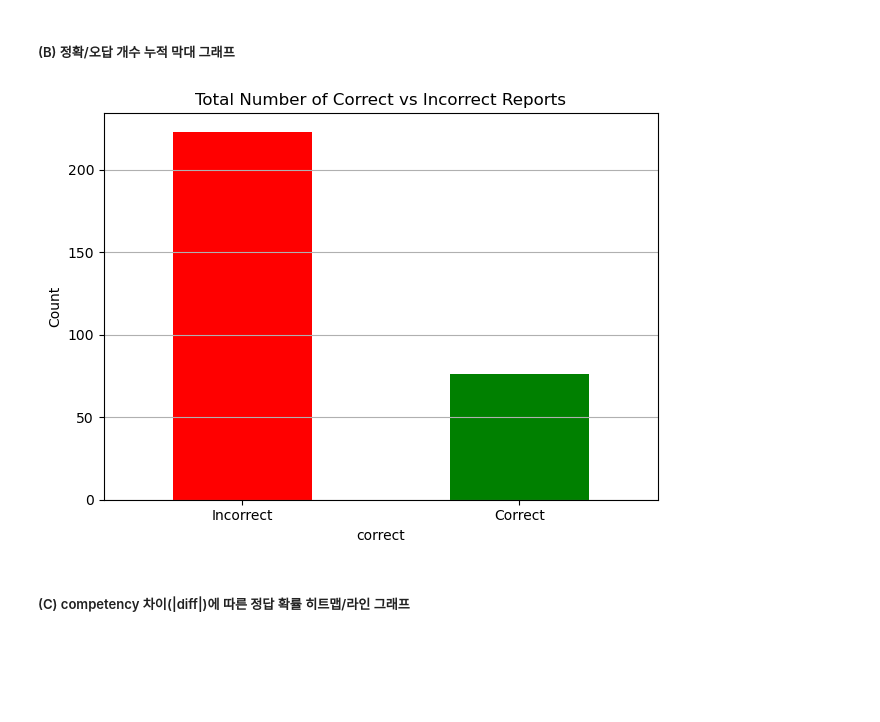
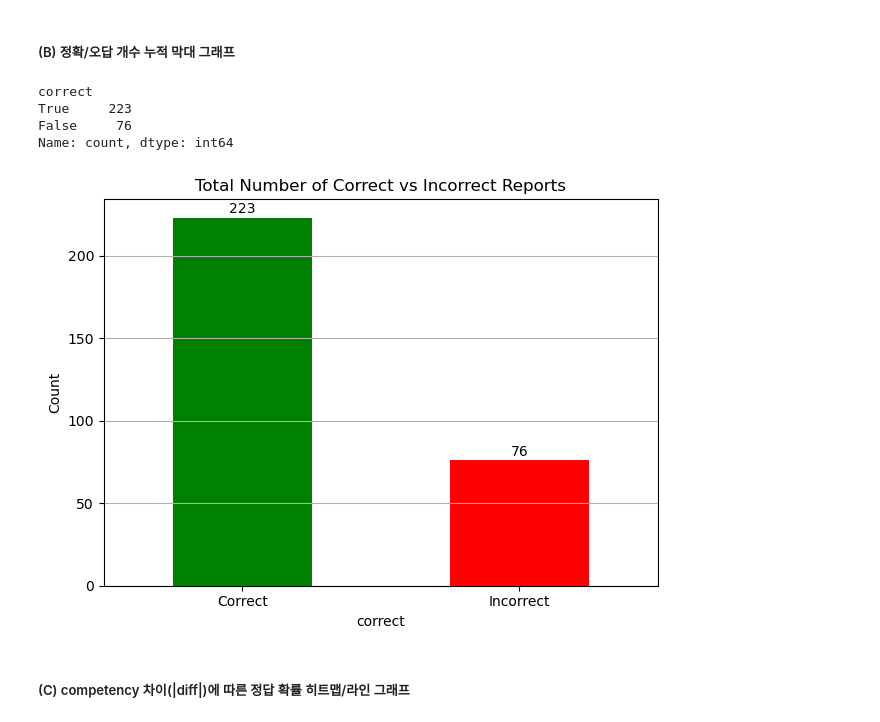
Before and after one commit to guichana99/EEL, a Jupyter notebook: Jimin/Testing_Competency.ipynb, the cells around one changed output. Saved outputs shown, nothing was run; the diff lists cells and outputs as text; code cells hidden in the pictures; blank space fills up the shorter version.

```diff
--- a/Jimin/Testing_Competency.ipynb
+++ b/Jimin/Testing_Competency.ipynb
@@ -399,7 +399,11 @@ df['marker'] = df['reported_label'].map({
 })
 
 # 색상 지정
-df['color'] = df['correct'].map({True: 'green', False: 'red'})
+palette = sns.color_palette("Set1", 3)
+color_map = {True: palette[2], False: palette[0]}
+df['color'] = df['correct'].map(color_map)
+
+# df['color'] = df['correct'].map({True: 'green', False: 'red'})
 
 # 시각화
 plt.figure(figsize=(20, 4))
@@ -410,7 +414,7 @@ for i, row in df.iterrows():
         color=row['color'],
         marker=row['marker'],
         s=70,
-        alpha=0.8,
+        alpha=0.9,
         edgecolors='k'
     )
 
@@ -425,8 +429,8 @@ legend_elements = [
     Line2D([0], [0], marker='^', color='w', label='Reported: Eel1 High', markerfacecolor='gray', markersize=10),
     Line2D([0], [0], marker='v', color='w', label='Reported: Eel2 High', markerfacecolor='gray', markersize=10),
     Line2D([0], [0], marker='o', color='w', label='Reported: Unknown', markerfacecolor='gray', markersize=10),
-    Line2D([0], [0], marker='s', color='green', label='Correct', markersize=10),
-    Line2D([0], [0], marker='s', color='red', label='Incorrect', markersize=10)
+    Line2D([0], [0], marker='s', color=color_map[True], label='Correct', markersize=10),
+    Line2D([0], [0], marker='s', color=color_map[False], label='Incorrect', markersize=10)
 ]
 plt.legend(handles=legend_elements, bbox_to_anchor=(1.02, 1), loc='upper left')
 
@@ -612,15 +674,31 @@ plt.show()
 ##### (B) 정확/오답 개수 누적 막대 그래프
 # %%
 correct_count = df['correct'].value_counts()
-correct_count.plot(kind='bar', color=['red', 'green'], rot=0)
-plt.xticks([0, 1], ['Incorrect', 'Correct'])
+
+print(correct_count)
+
+# 그래프 그리기
+correct_count.plot(kind='bar', color=['green', 'red'], rot=0)
+
+# 래이블
+plt.xticks([0, 1], ['Correct', 'Incorrect'])
 plt.title("Total Number of Correct vs Incorrect Reports")
 plt.ylabel("Count")
+
+# 바 위에 값 표시
+for i, count in enumerate(correct_count):
+    plt.text(i, count + 1, str(count), ha='center', va='bottom', fontsize=10)
+
+# 격자와 레이아웃
 plt.grid(axis='y')
 plt.tight_layout()
 plt.show()
 # %% [output]
+correct
+True     223
+False     76
+Name: count, dtype: int64
-[figure, old version]
+[figure, new version]
 # %% [markdown]
 ##### (C) competency 차이(|diff|)에 따른 정답 확률 히트맵/라인 그래프
 # %%
```
Also changed, not shown: parts of 20 cells of this notebook, 3 other files.
